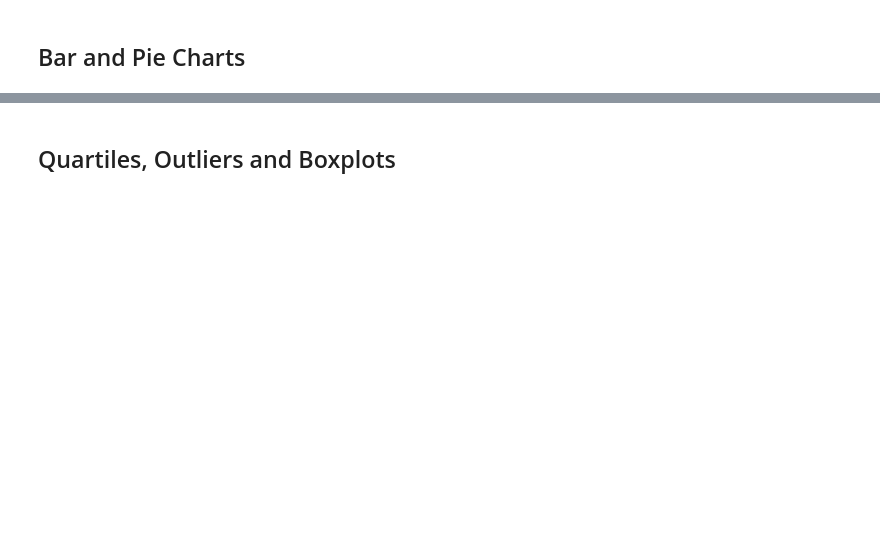
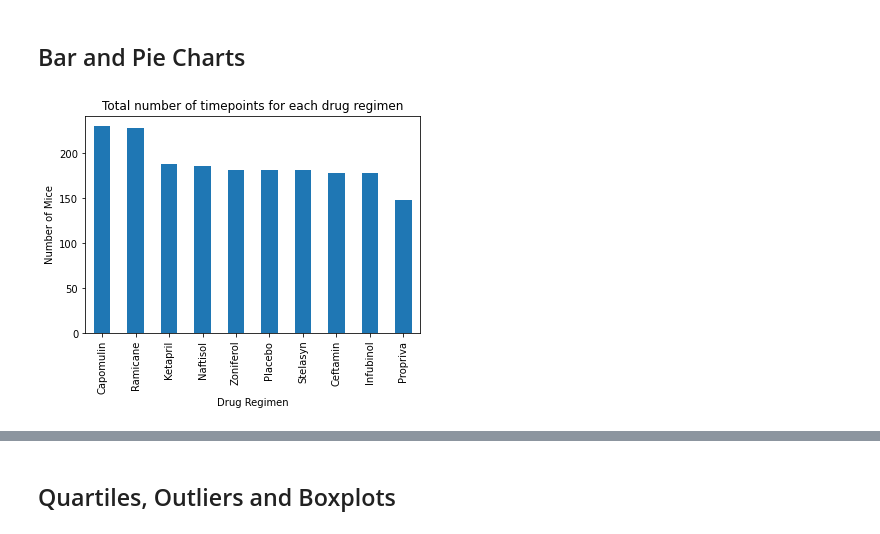
Before and after one commit to FrankMS3/Matplotlib-challenge, a Jupyter notebook: Starter_Code/Instructions/Pymaceuticals/pymaceuticals_starter.ipynb, the cells around one changed output, grey strips where cells are left out. Drawn from its saved outputs; the diff is of its cells as text; code cells hidden in the pictures; blank space fills up the shorter version.

Commit message:
Added complete Pymaceuticals data analysis script

```diff
--- a/Starter_Code/Instructions/Pymaceuticals/pymaceuticals_starter.ipynb
+++ b/Starter_Code/Instructions/Pymaceuticals/pymaceuticals_starter.ipynb
@@ -39,3 +47,5 @@ data_complete_df["Mouse ID"].nunique()
 249
 # %%
 # Getting the duplicate mice by ID number that shows up for Mouse ID and Timepoint.
+duplicate_ID = data_complete_df.loc[data_complete_df.duplicated(subset=["Mouse ID", "Timepoint"]), "Mouse ID"].unique()
+duplicate_ID
@@ -44,2 +73,4 @@ data_complete_df["Mouse ID"].nunique()
 # %%
 # Create a clean DataFrame by dropping the duplicate mouse by its ID.
+data_clean_df = data_complete_df[data_complete_df["Mouse ID"].isin(duplicate_ID) == False]
+data_clean_df
@@ -61,5 +150,13 @@ data_complete_df["Mouse ID"].nunique()
 ## Bar and Pie Charts
 # %%
 # Generate a bar plot showing the total number of timepoints for all mice tested for each drug regimen using Pandas.
+mice_valuecount = data_clean_df["Drug Regimen"].value_counts()
+bar_pandas = mice_valuecount.plot.bar()
+plt.xlabel("Drug Regimen")
+plt.ylabel("Number of Mice")
+plt.title("Total number of timepoints for each drug regimen")
+plt.show()
+# %% [output]
+[figure, added]
 # %%
 # Generate a bar plot showing the total number of timepoints for all mice tested for each drug regimen using pyplot.
```
Also changed, not shown: parts of 25 cells of this notebook.
